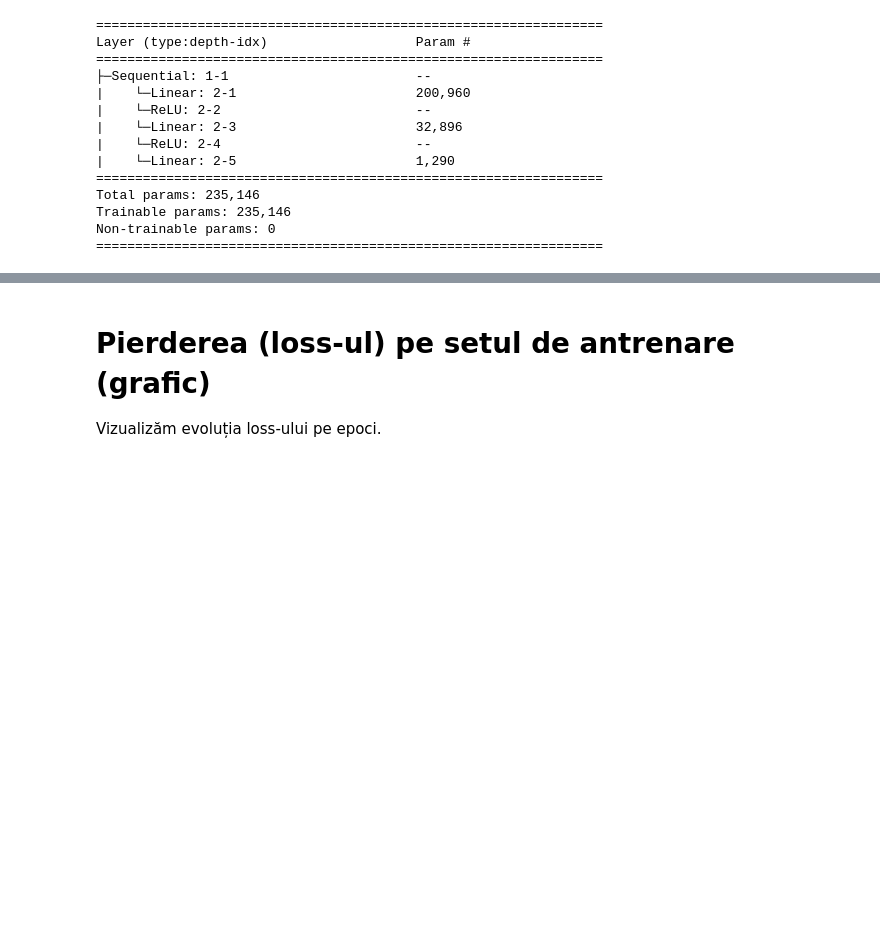
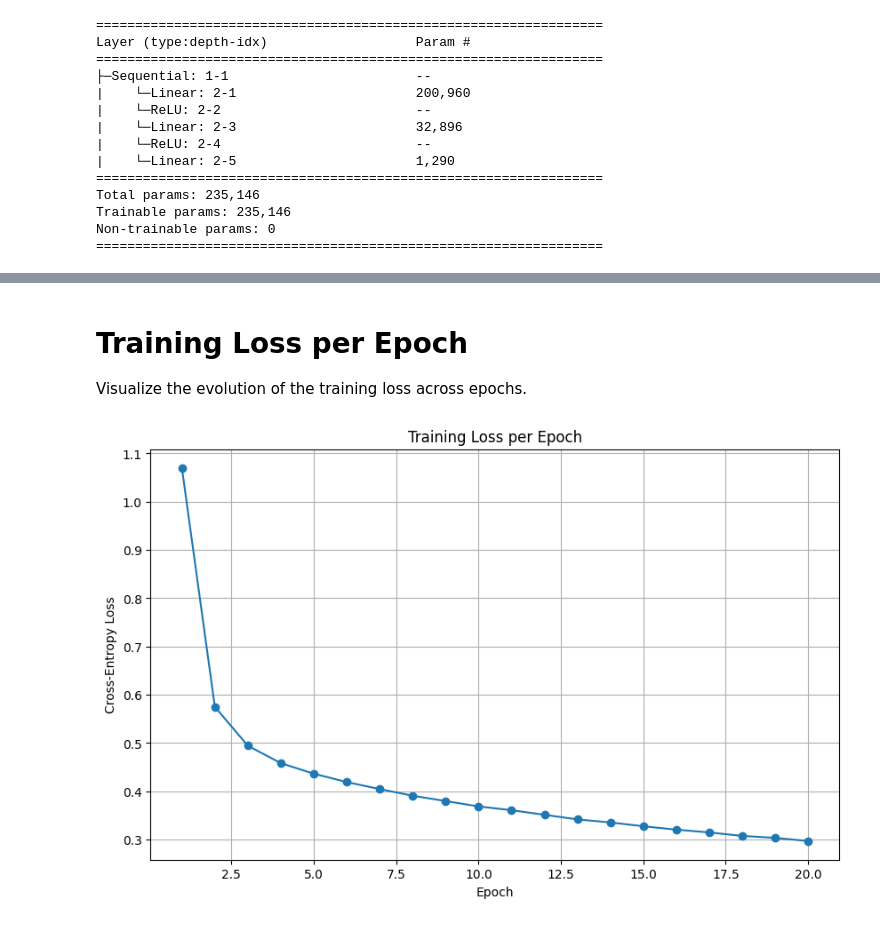
Before and after one commit to AntonioVisan/fashion-mnist-mlp-pytorch, a Jupyter notebook: fashion-mnist-mlp-pytorch.ipynb, the cells around one changed output, grey strips where cells are left out. Cells and saved outputs as stored; diff of their text form; code cells hidden in the pictures; blank space fills up the shorter version.

```diff
--- a/fashion-mnist-mlp-pytorch.ipynb
+++ b/fashion-mnist-mlp-pytorch.ipynb
@@ -140,10 +71,21 @@ test_ds : datasets.FashionMNIST =datasets.FashionMNIST(root='./data',train=False
 # %%
-batch_size : int = 32
-train_loader : DataLoader = DataLoader(train_ds, batch_size=batch_size, shuffle=True)
-test_loader : DataLoader = DataLoader(test_ds, batch_size=batch_size, shuffle=False)
+batch_size: int = 32
+
+train_loader: DataLoader = DataLoader(
+    train_ds,
+    batch_size=batch_size,
+    shuffle=True
+)
+
+test_loader: DataLoader = DataLoader(
+    test_ds,
+    batch_size=batch_size,
+    shuffle=False
+)
 
 data: torch.Tensor
 label: torch.Tensor
+
 for data, label in train_loader:
     print(data.shape, label.shape)
     break
@@ -421,12 +466,20 @@ plt.show()
 # %% [markdown]
-# Pierderea (loss-ul) pe setul de antrenare (grafic)
+# Training Loss per Epoch
 
-Vizualizăm evoluția loss-ului pe epoci.
+Visualize the evolution of the training loss across epochs.
 # %%
-plt.figure(figsize=(10,6))
-plt.plot(range(1, epochs+1), train_loss_list, marker='o', color='blue')
-plt.title('Training Loss per Epoch')
-plt.xlabel('Epoch')
-plt.ylabel('Cross-Entropy Loss')
+plt.figure(figsize=(10, 6))
+
+plt.plot(
+    range(1, epochs + 1),
+    train_loss_list,
+    marker="o"
+)
+
+plt.title("Training Loss per Epoch")
+plt.xlabel("Epoch")
+plt.ylabel("Cross-Entropy Loss")
 plt.grid(True)
 plt.show()
+# %% [output]
+[figure, added]
```
Also changed, not shown: parts of 32 cells of this notebook, 2 other files.
